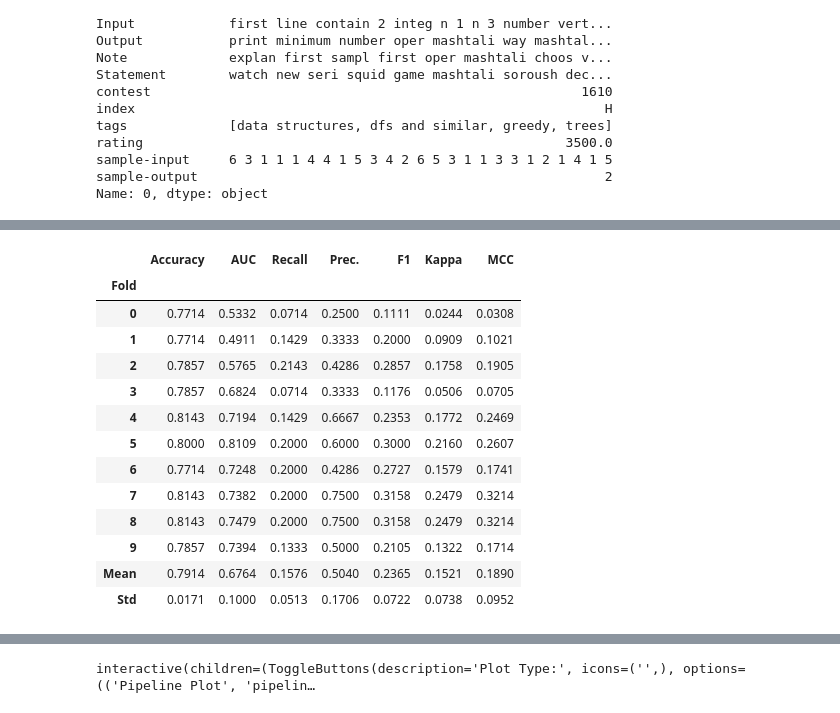
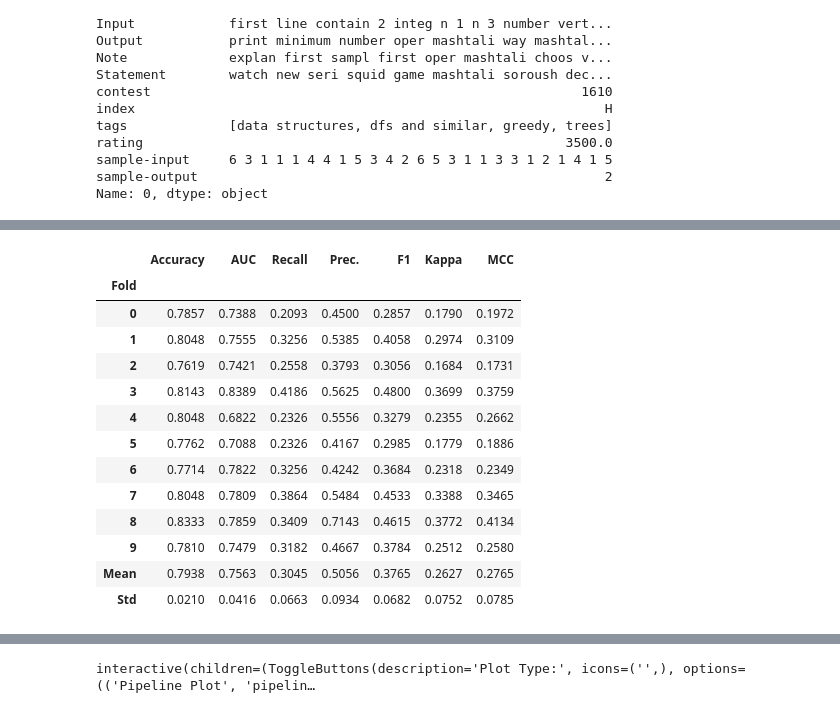
Before and after one commit to mysh212/algorithm-predictor, a Jupyter notebook: lib/nlp_nltk.ipynb, the cells around one changed output, grey strips where cells are left out. Saved outputs shown, nothing was run; the diff lists cells and outputs as text; code cells hidden in the pictures.

Commit message:
Model for testing other tags

```diff
--- a/lib/nlp_nltk.ipynb
+++ b/lib/nlp_nltk.ipynb
@@ -11,9 +11,15 @@ from pycaret.classification import *
 from transformers import AutoTokenizer, AutoModel
 import torch
 import numpy as np
+# %%
+sub_cnt = 3000
+#change sub_cnt to 10000 or other big value to use all training data
+embedding_columns = ['Statement']
+ignore_features = ['title']
 # %%
 data = pd.read_csv('../data/train_data.csv')
-data = data[:1000]
+#data = pd.read_csv('../data/50%_train_data.csv')
+data = data[:sub_cnt]
 
 text_columns = ['title', 'Input', 'Output', 'Note', 'Statement']
 text_list_columns = ['sample-input', 'sample-output']
@@ -142,21 +149,15 @@ Name: 0, Length: 1581, dtype: object
 # %%
-sub_data = data.iloc[:1000]
-#for tag in tags_df.columns:
-#for tag in ['binary search', 'dp', 'math', 'shortest paths']:
-for tag in ['dp']:
-    ignored_features = list(tags_df.columns.difference([tag]))
-    exp = setup(data=sub_data,
-                target=tag,
-                #text_features=['title', 'Input', 'Output', 'Note', 'Statement', 'sample-input', 'sample-output'],
-                text_features=['sample-input', 'sample-output'],
-                ignore_features=ignored_features + ['title', 'index'],
-                fix_imbalance=True,
-                session_id=123,
-                )
-    #model = compare_models()
-    model = create_model('lightgbm')
-    #final_model = finalize_model(model)
-    evaluate_model(model)
+tag = 'dp'
+ignored_features = list(tags_df.columns.difference([tag]))
+exp = setup(data=data,
+            target=tag,
+            text_features=['sample-input', 'sample-output', 'Input', 'Output', 'Note'],
+            ignore_features=ignored_features + ignore_features,
+            fix_imbalance=True,
+            session_id=123,
+            )
+model = create_model('lightgbm')
+evaluate_model(model)
 # %% [output]
 |  | Description | Value |
 | 0 | Session id | 123 |
@@ -178,18 +179,18 @@ for tag in ['dp']:
 [interactive output not drawn]
 |  | Accuracy | AUC | Recall | Prec. | F1 | Kappa | MCC |
 | Fold |  |  |  |  |  |  |  |
-| 0 | 0.7714 | 0.5332 | 0.0714 | 0.2500 | 0.1111 | 0.0244 | 0.0308 |
-| 1 | 0.7714 | 0.4911 | 0.1429 | 0.3333 | 0.2000 | 0.0909 | 0.1021 |
-| 2 | 0.7857 | 0.5765 | 0.2143 | 0.4286 | 0.2857 | 0.1758 | 0.1905 |
-| 3 | 0.7857 | 0.6824 | 0.0714 | 0.3333 | 0.1176 | 0.0506 | 0.0705 |
-| 4 | 0.8143 | 0.7194 | 0.1429 | 0.6667 | 0.2353 | 0.1772 | 0.2469 |
-| 5 | 0.8000 | 0.8109 | 0.2000 | 0.6000 | 0.3000 | 0.2160 | 0.2607 |
-| 6 | 0.7714 | 0.7248 | 0.2000 | 0.4286 | 0.2727 | 0.1579 | 0.1741 |
-| 7 | 0.8143 | 0.7382 | 0.2000 | 0.7500 | 0.3158 | 0.2479 | 0.3214 |
-| 8 | 0.8143 | 0.7479 | 0.2000 | 0.7500 | 0.3158 | 0.2479 | 0.3214 |
-| 9 | 0.7857 | 0.7394 | 0.1333 | 0.5000 | 0.2105 | 0.1322 | 0.1714 |
-| Mean | 0.7914 | 0.6764 | 0.1576 | 0.5040 | 0.2365 | 0.1521 | 0.1890 |
-| Std | 0.0171 | 0.1000 | 0.0513 | 0.1706 | 0.0722 | 0.0738 | 0.0952 |
+| 0 | 0.7857 | 0.7388 | 0.2093 | 0.4500 | 0.2857 | 0.1790 | 0.1972 |
+| 1 | 0.8048 | 0.7555 | 0.3256 | 0.5385 | 0.4058 | 0.2974 | 0.3109 |
+| 2 | 0.7619 | 0.7421 | 0.2558 | 0.3793 | 0.3056 | 0.1684 | 0.1731 |
+| 3 | 0.8143 | 0.8389 | 0.4186 | 0.5625 | 0.4800 | 0.3699 | 0.3759 |
+| 4 | 0.8048 | 0.6822 | 0.2326 | 0.5556 | 0.3279 | 0.2355 | 0.2662 |
+| 5 | 0.7762 | 0.7088 | 0.2326 | 0.4167 | 0.2985 | 0.1779 | 0.1886 |
+| 6 | 0.7714 | 0.7822 | 0.3256 | 0.4242 | 0.3684 | 0.2318 | 0.2349 |
+| 7 | 0.8048 | 0.7809 | 0.3864 | 0.5484 | 0.4533 | 0.3388 | 0.3465 |
+| 8 | 0.8333 | 0.7859 | 0.3409 | 0.7143 | 0.4615 | 0.3772 | 0.4134 |
+| 9 | 0.7810 | 0.7479 | 0.3182 | 0.4667 | 0.3784 | 0.2512 | 0.2580 |
+| Mean | 0.7938 | 0.7563 | 0.3045 | 0.5056 | 0.3765 | 0.2627 | 0.2765 |
+| Std | 0.0210 | 0.0416 | 0.0663 | 0.0934 | 0.0682 | 0.0752 | 0.0785 |
 [interactive output not drawn]
 interactive(children=(ToggleButtons(description='Plot Type:', icons=('',), options=(('Pipeline Plot', 'pipelin…
 # %%
```
Also changed, not shown: parts of 6 cells of this notebook, 6 other files.
